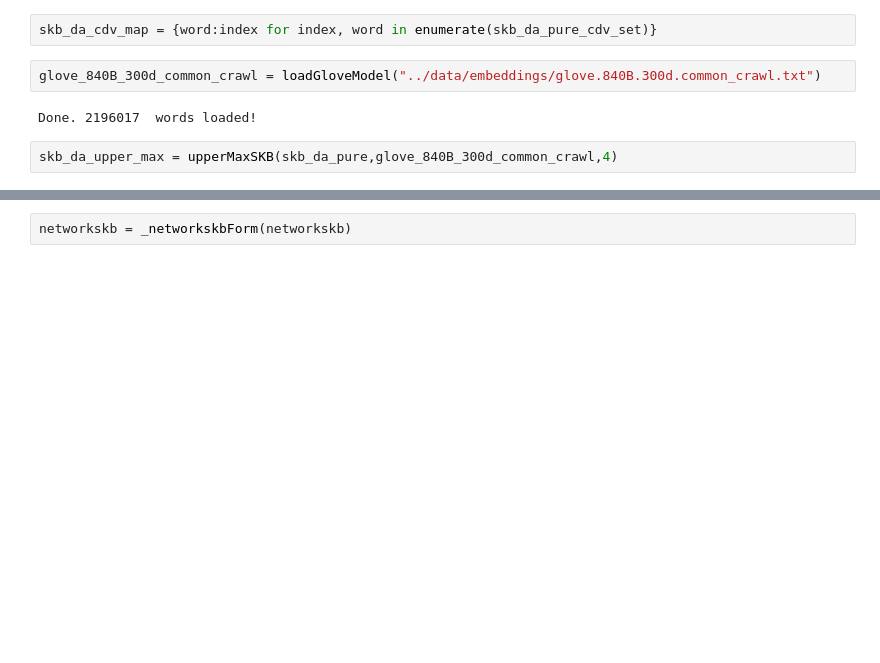
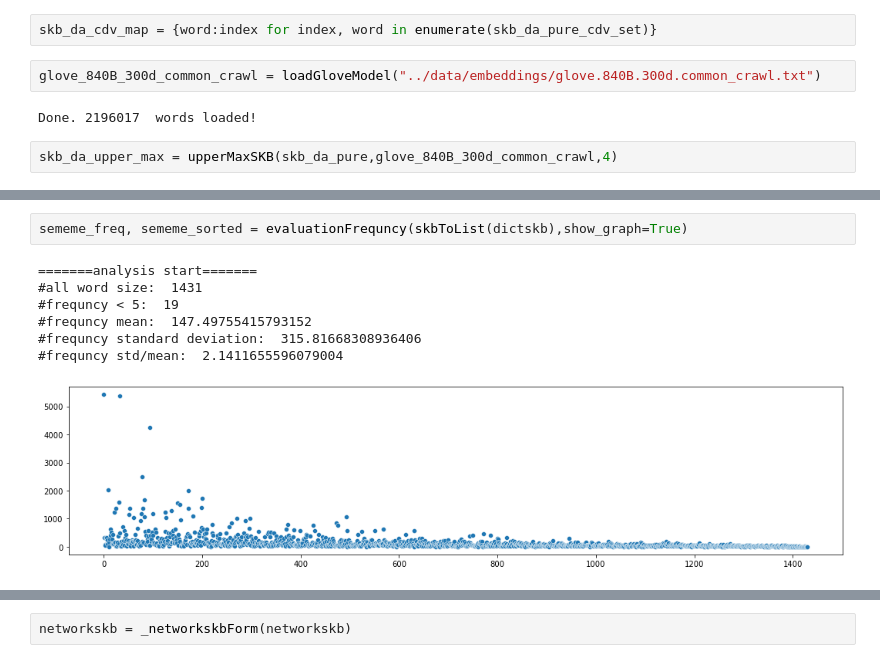
Before and after one commit to SauronLee/SKB-STC, a Jupyter notebook: short-text-classification-SKB/TC-SKB-kk7nc.ipynb, the cells around one changed output, grey strips where cells are left out. Saved outputs shown, nothing was run; the diff lists cells and outputs as text; blank space fills up the shorter version.

```diff
--- a/short-text-classification-SKB/TC-SKB-kk7nc.ipynb
+++ b/short-text-classification-SKB/TC-SKB-kk7nc.ipynb
@@ -364,0 +418,10 @@ skb_da_upper_max = upperMaxSKB(skb_da_pure,glove_840B_300d_common_crawl,4)
+# %%
+sememe_freq, sememe_sorted = evaluationFrequncy(skbToList(dictskb),show_graph=True)
+# %% [output]
+=======analysis start=======
+#all word size:  1431
+#frequncy < 5:  19
+#frequncy mean:  147.49755415793152
+#frequncy standard deviation:  315.81668308936406
+#frequncy std/mean:  2.1411655596079004
+[figure, added]
```
Also changed, not shown: parts of 15 cells of this notebook, 3 other files.
